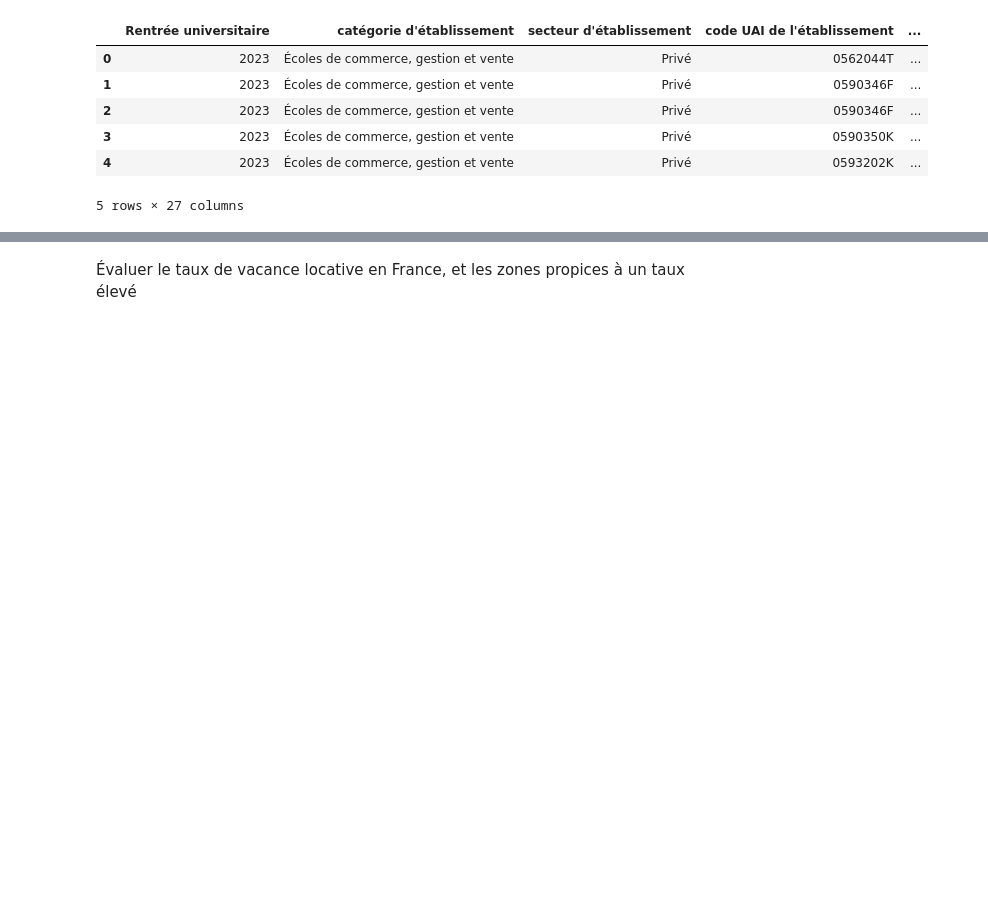
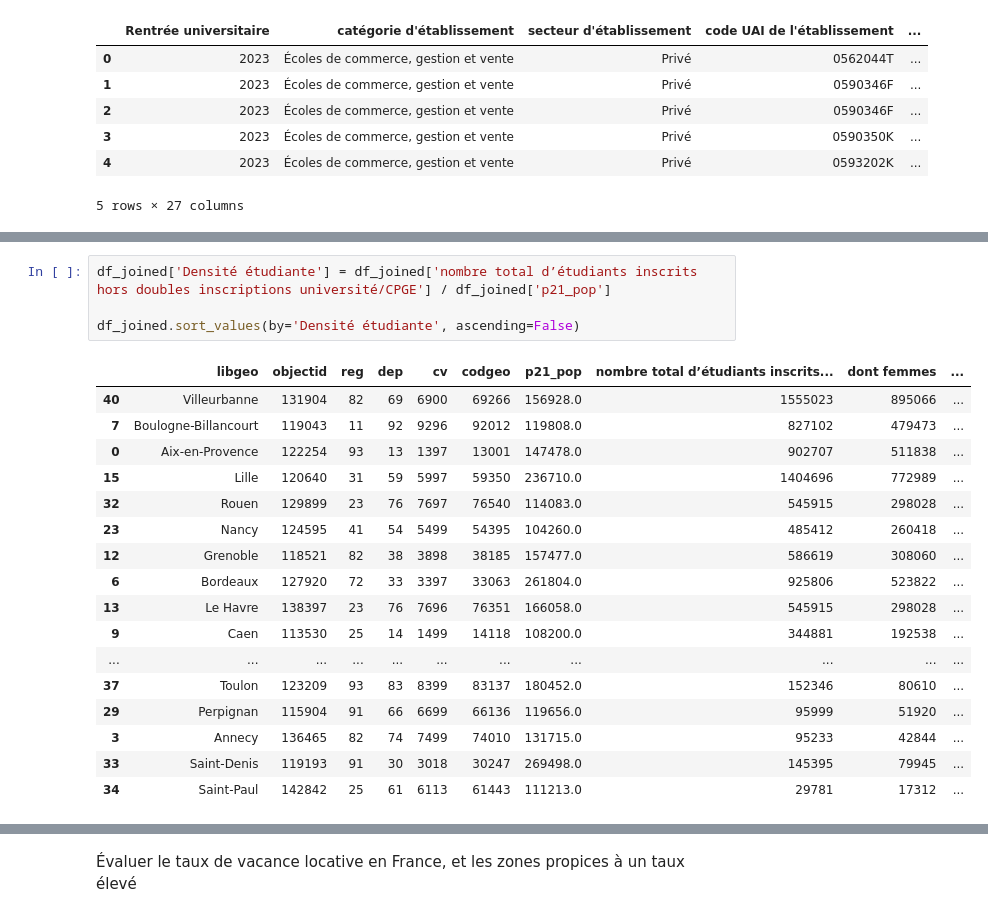
Before and after one commit to adam2504/Analyse_Donnees_Foncieres, a Jupyter notebook: notebook_adam.ipynb, the cells around one changed output, grey strips where cells are left out. Cells and saved outputs as stored; diff of their text form; blank space fills up the shorter version.

```diff
--- a/notebook_adam.ipynb
+++ b/notebook_adam.ipynb
@@ -195,0 +228,22 @@ df_enseignement_sup.head()
+# %%
+df_joined['Densité étudiante'] = df_joined['nombre total d’étudiants inscrits hors doubles inscriptions université/CPGE'] / df_joined['p21_pop']
+
+df_joined.sort_values(by='Densité étudiante', ascending=False)
+# %% [output]
+|  | libgeo | objectid | reg | dep | cv | codgeo | p21_pop | nombre total d’étudiants inscrits... | dont femmes | ... |
+| 40 | Villeurbanne | 131904 | 82 | 69 | 6900 | 69266 | 156928.0 | 1555023 | 895066 | ... |
+| 7 | Boulogne-Billancourt | 119043 | 11 | 92 | 9296 | 92012 | 119808.0 | 827102 | 479473 | ... |
+| 0 | Aix-en-Provence | 122254 | 93 | 13 | 1397 | 13001 | 147478.0 | 902707 | 511838 | ... |
+| 15 | Lille | 120640 | 31 | 59 | 5997 | 59350 | 236710.0 | 1404696 | 772989 | ... |
+| 32 | Rouen | 129899 | 23 | 76 | 7697 | 76540 | 114083.0 | 545915 | 298028 | ... |
+| 23 | Nancy | 124595 | 41 | 54 | 5499 | 54395 | 104260.0 | 485412 | 260418 | ... |
+| 12 | Grenoble | 118521 | 82 | 38 | 3898 | 38185 | 157477.0 | 586619 | 308060 | ... |
+| 6 | Bordeaux | 127920 | 72 | 33 | 3397 | 33063 | 261804.0 | 925806 | 523822 | ... |
+| 13 | Le Havre | 138397 | 23 | 76 | 7696 | 76351 | 166058.0 | 545915 | 298028 | ... |
+| 9 | Caen | 113530 | 25 | 14 | 1499 | 14118 | 108200.0 | 344881 | 192538 | ... |
+| ... | ... | ... | ... | ... | ... | ... | ... | ... | ... | ... |
+| 37 | Toulon | 123209 | 93 | 83 | 8399 | 83137 | 180452.0 | 152346 | 80610 | ... |
+| 29 | Perpignan | 115904 | 91 | 66 | 6699 | 66136 | 119656.0 | 95999 | 51920 | ... |
+| 3 | Annecy | 136465 | 82 | 74 | 7499 | 74010 | 131715.0 | 95233 | 42844 | ... |
+| 33 | Saint-Denis | 119193 | 91 | 30 | 3018 | 30247 | 269498.0 | 145395 | 79945 | ... |
+| 34 | Saint-Paul | 142842 | 25 | 61 | 6113 | 61443 | 111213.0 | 29781 | 17312 | ... |
```
Also changed, not shown: parts of 9 cells of this notebook.
